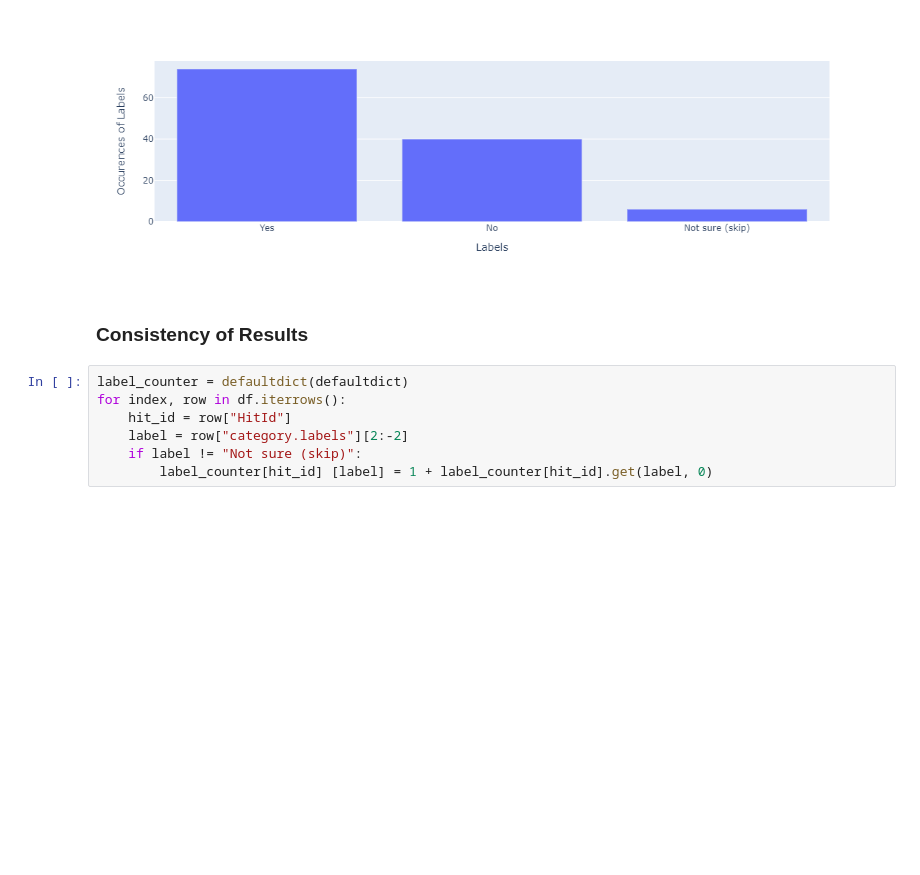
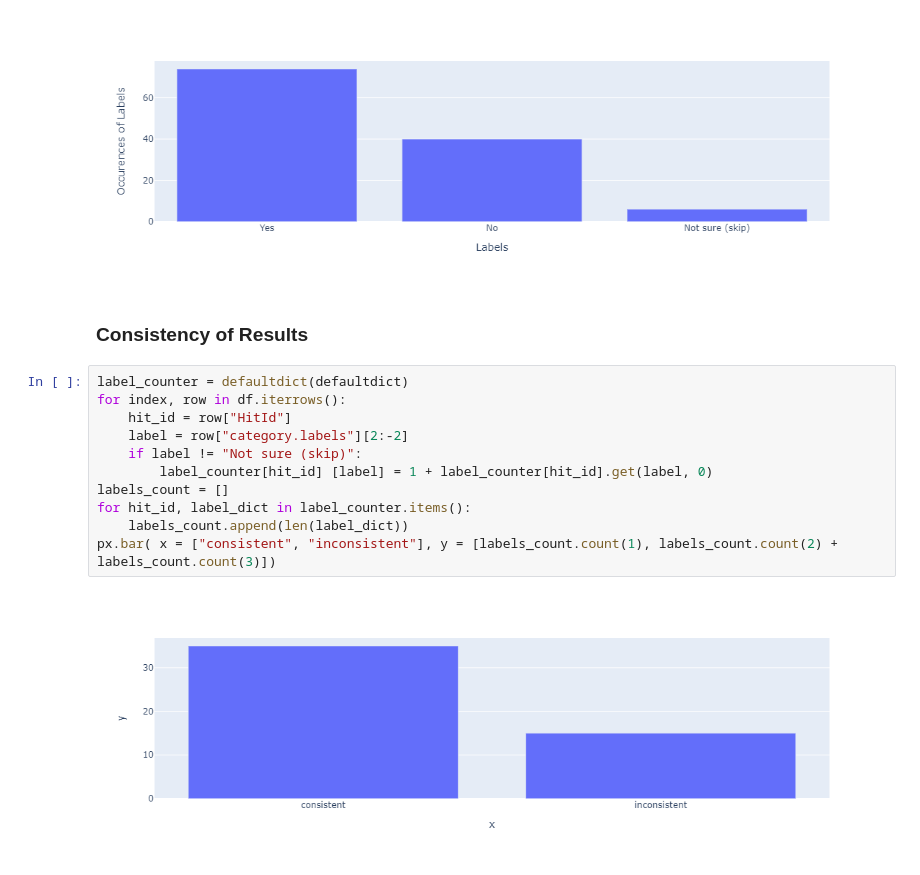
Before and after one commit to nasa-petal/data-collection-and-prep, a Jupyter notebook: notebooks/mturk_vis.ipynb, the cells around one changed output. Saved outputs shown, nothing was run; the diff lists cells and outputs as text; blank space fills up the shorter version.

Commit message:
adding last visualization

```diff
--- a/notebooks/mturk_vis.ipynb
+++ b/notebooks/mturk_vis.ipynb
@@ -58,7 +58,13 @@ fig3
 # %%
 label_counter = defaultdict(defaultdict)
 for index, row in df.iterrows():
     hit_id = row["HitId"]
     label = row["category.labels"][2:-2]
     if label != "Not sure (skip)":
         label_counter[hit_id] [label] = 1 + label_counter[hit_id].get(label, 0)
+labels_count = []
+for hit_id, label_dict in label_counter.items():
+    labels_count.append(len(label_dict))
+px.bar( x = ["consistent", "inconsistent"], y = [labels_count.count(1), labels_count.count(2) + labels_count.count(3)])
+# %% [output]
+[figure, added]
```
